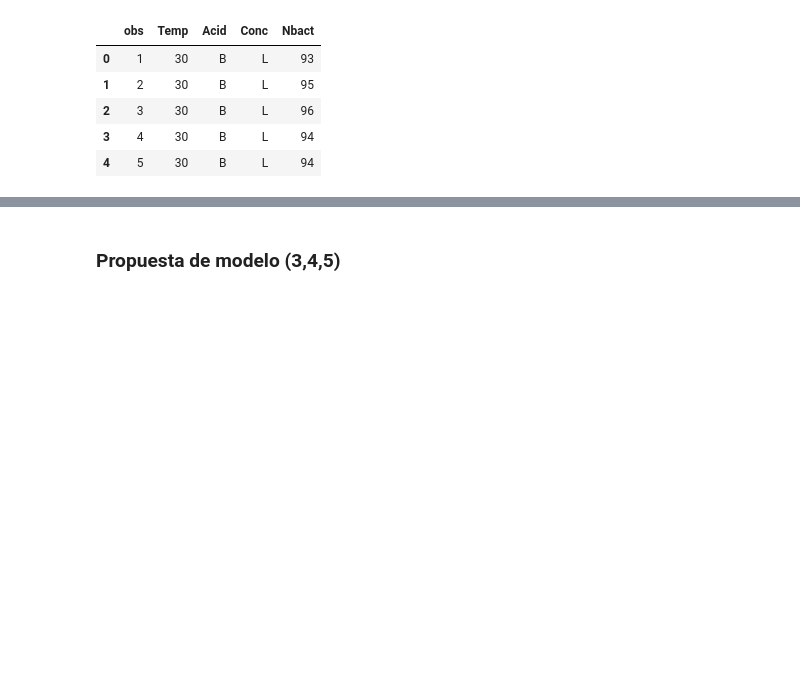
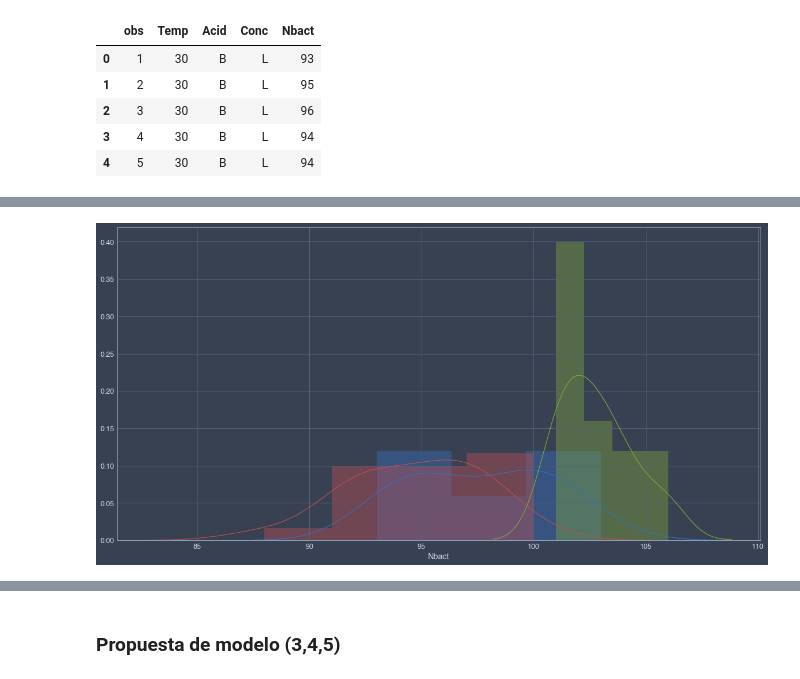
Before and after one commit to jeroaranda/aplicada2, a Jupyter notebook: control3.ipynb, the cells around one changed output, grey strips where cells are left out. Cells and saved outputs as stored; diff of their text form; code cells hidden in the pictures; blank space fills up the shorter version.

```diff
--- a/control3.ipynb
+++ b/control3.ipynb
@@ -39,0 +61,5 @@ Text(0.5,0,'Temperatura')
+# %%
+for m in [30, 60, 90]:
+    sns.distplot(df[df.Temp==m].Nbact)
+# %% [output]
+[figure, added]
```
Also changed, not shown: parts of 29 cells of this notebook.
